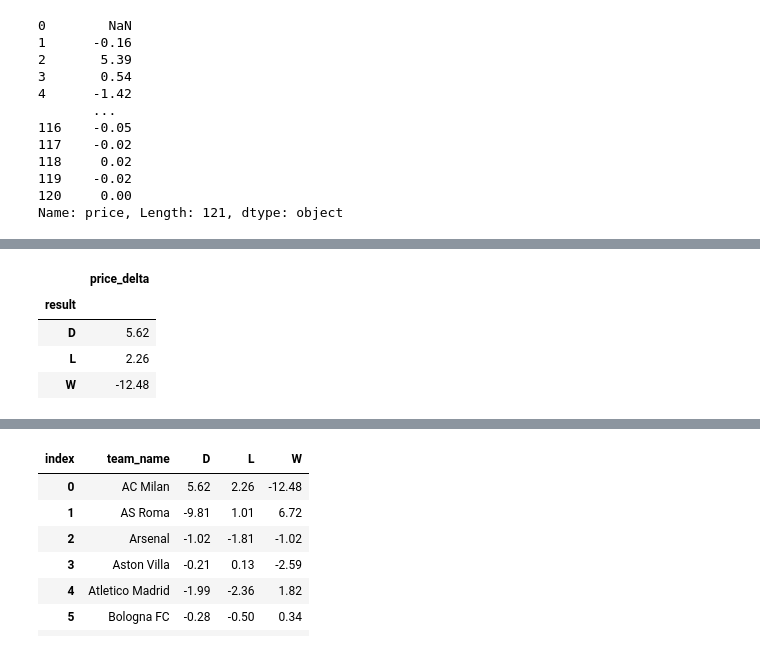
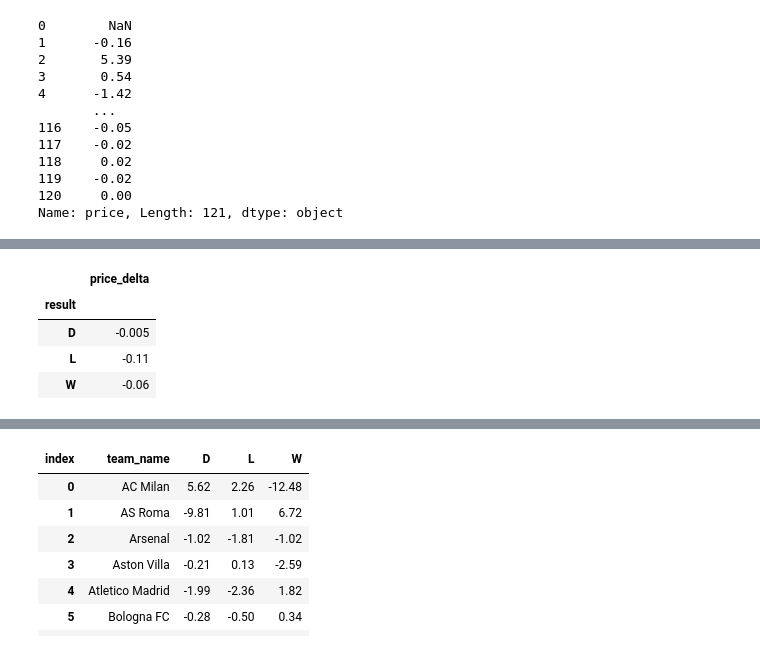
Before and after one commit to GuillermoIzquierdo/NimbusAcademyProject, a Jupyter notebook: Notebooks/common_teams_id.ipynb, the cells around one changed output, grey strips where cells are left out. Cells and saved outputs as stored; diff of their text form; code cells hidden in the pictures.

```diff
--- a/Notebooks/common_teams_id.ipynb
+++ b/Notebooks/common_teams_id.ipynb
@@ -424,9 +434,9 @@ milan_df
 # %%
 milan_df['price_delta'] = milan_df['price'].diff()
-milan_df.groupby('result').agg({'price_delta':'sum'})
+milan_df.groupby('result').agg({'price_delta':'median'})
 # %% [output]
 |  | price_delta |
 | result |  |
-| D | 5.62 |
-| L | 2.26 |
-| W | -12.48 |
+| D | -0.005 |
+| L | -0.11 |
+| W | -0.06 |
```
Also changed, not shown: parts of 22 cells of this notebook, 11 other files.
